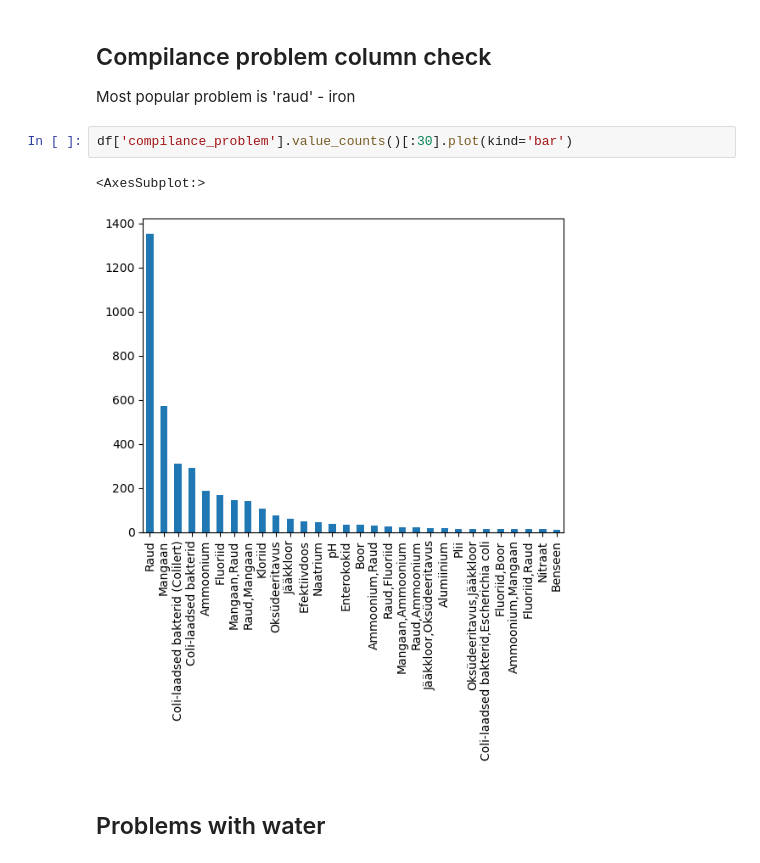
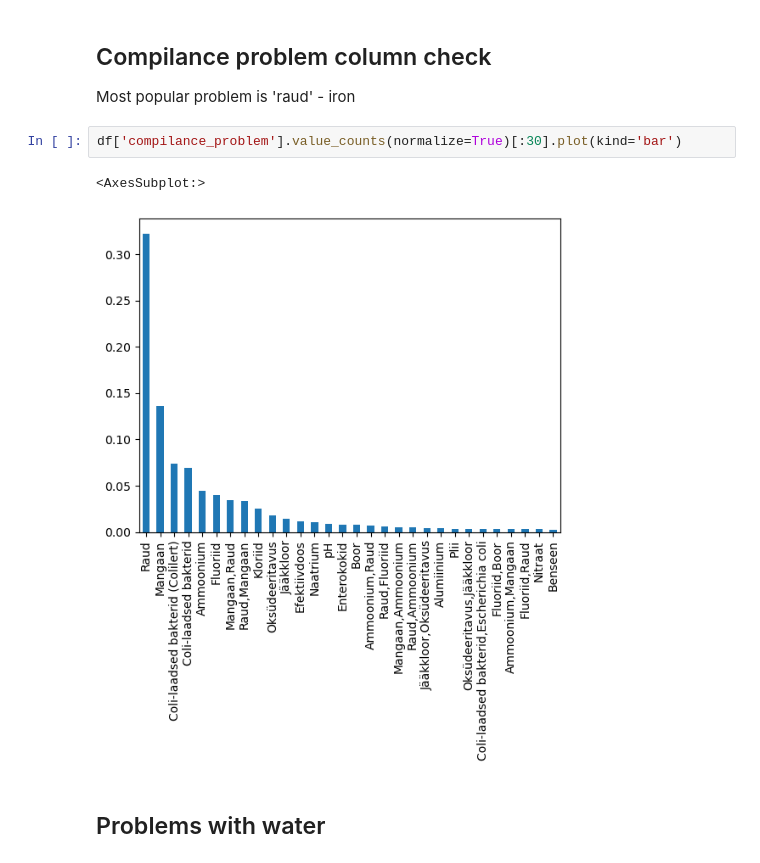
Before and after one commit to lunfman/DrinkingWaterQualityPrediction, a Jupyter notebook: open_data_analysis.ipynb, the cells around one changed output. Saved outputs shown, nothing was run; the diff lists cells and outputs as text.

```diff
--- a/open_data_analysis.ipynb
+++ b/open_data_analysis.ipynb
@@ -136,10 +207,10 @@ water_tap_id not equal to places ?! -> tap id like district
 ## Compilance problem column check
 Most popular problem is 'raud' - iron
 # %%
-df['compilance_problem'].value_counts()[:30].plot(kind='bar')
+df['compilance_problem'].value_counts(normalize=True)[:30].plot(kind='bar')
 # %% [output]
 <AxesSubplot:>
-[figure, old version]
+[figure, new version]
 # %% [markdown]
 ## Problems with water
 # %%
```
Also changed, not shown: parts of 9 cells of this notebook, 4 other files.
